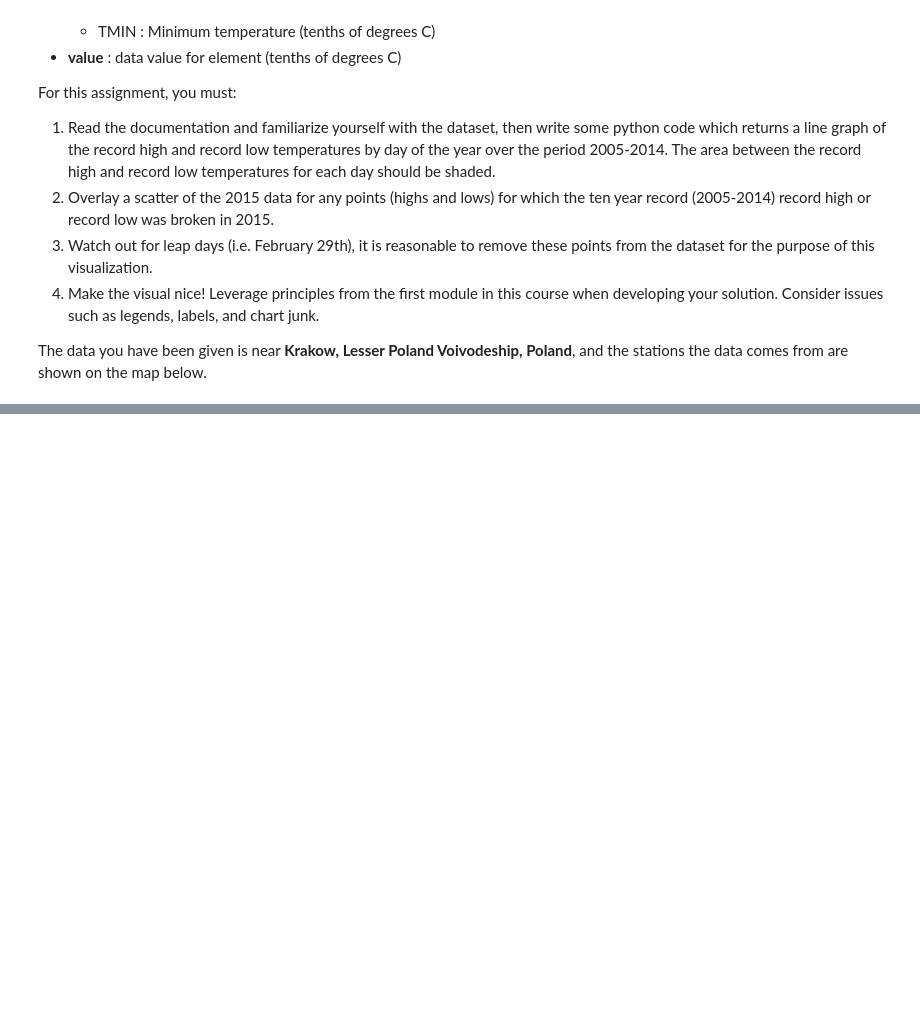
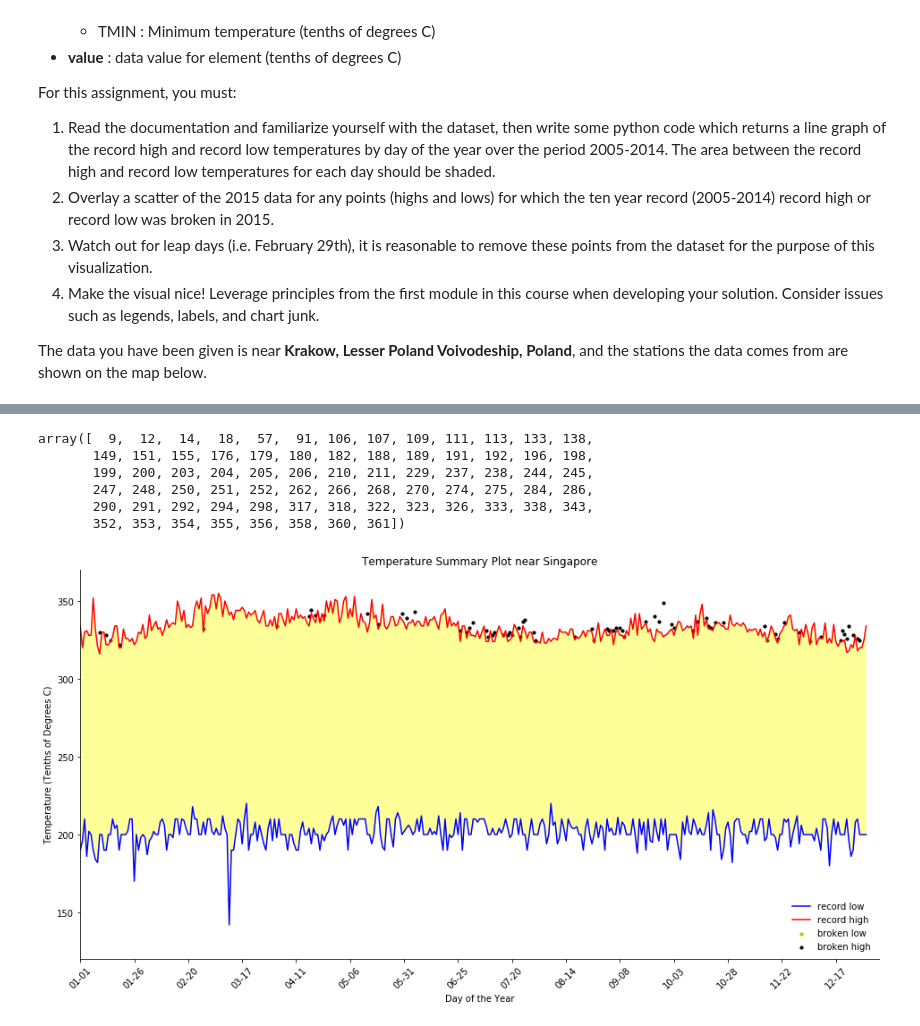
Before and after one commit to jm0077/Applied-Plotting-Charting-And-Data-Representation-in-Python, a Jupyter notebook: week2/Assignment2.ipynb, the cells around one changed output, grey strips where cells are left out. Cells and saved outputs as stored; diff of their text form; code cells hidden in the pictures; blank space fills up the shorter version.

```diff
--- a/week2/Assignment2.ipynb
+++ b/week2/Assignment2.ipynb
@@ -49,0 +65,7 @@ leaflet_plot_stations(50,'71be2270383ad4c9c76977a883a933a7c8c3bb514287df4152fb25
+# %%
+df['Year'], df['Month-Date'] = zip(*df['Date'].apply(lambda x: (x[:4], x[5:])))
+df = df[df['Month-Date'] != '02-29']
+# %%
+import numpy as np
+temp_min = df[(df['Element'] == 'TMIN') & (df['Year'] != '2015')].groupby('Month-Date').aggregate({'Data_Value':np.min})
+temp_max = df[(df['Element'] == 'TMAX') & (df['Year'] != '2015')].groupby('Month-Date').aggregate({'Data_Value':np.max})
@@ -49,0 +94,3 @@ leaflet_plot_stations(50,'71be2270383ad4c9c76977a883a933a7c8c3bb514287df4152fb25
+# %%
+temp_min_15 = df[(df['Element'] == 'TMIN') & (df['Year'] == '2015')].groupby('Month-Date').aggregate({'Data_Value':np.min})
+temp_max_15 = df[(df['Element'] == 'TMAX') & (df['Year'] == '2015')].groupby('Month-Date').aggregate({'Data_Value':np.max})
@@ -49,0 +119,30 @@ leaflet_plot_stations(50,'71be2270383ad4c9c76977a883a933a7c8c3bb514287df4152fb25
+# %%
+broken_min = np.where(temp_min_15['Data_Value'] < temp_min['Data_Value'])[0]
+broken_max = np.where(temp_max_15['Data_Value'] > temp_max['Data_Value'])[0]
+# %%
+broken_max
+# %% [output]
+array([  9,  12,  14,  18,  57,  91, 106, 107, 109, 111, 113, 133, 138,
+       149, 151, 155, 176, 179, 180, 182, 188, 189, 191, 192, 196, 198,
+       199, 200, 203, 204, 205, 206, 210, 211, 229, 237, 238, 244, 245,
+       247, 248, 250, 251, 252, 262, 266, 268, 270, 274, 275, 284, 286,
+       290, 291, 292, 294, 298, 317, 318, 322, 323, 326, 333, 338, 343,
+       352, 353, 354, 355, 356, 358, 360, 361])
+# %%
+plt.figure(figsize=(16,8))
+plt.plot(temp_min.values, 'b', label = 'record low')
+plt.plot(temp_max.values, 'r', label = 'record high')
+plt.scatter(broken_min, temp_min_15.iloc[broken_min], s = 10, c = 'y', label = 'broken low')
+plt.scatter(broken_max, temp_max_15.iloc[broken_max], s = 10, c = 'k', label = 'broken high')
+plt.gca().axis([0, 370, 120, 370])
+plt.xticks(range(0, len(temp_min), 25), temp_min.index[range(0, len(temp_min), 25)], rotation = '45')
+plt.xlabel('Day of the Year')
+plt.ylabel('Temperature (Tenths of Degrees C)')
+plt.title('Temperature Summary Plot near Singapore')
+plt.legend(loc = 4, frameon = False)
+plt.gca().fill_between(range(len(temp_min)), temp_min['Data_Value'], temp_max['Data_Value'], facecolor = 'yellow', alpha = 0.4)
+plt.gca().spines['top'].set_visible(False)
+plt.gca().spines['right'].set_visible(False)
+plt.show()
+# %% [output]
+[figure, added]
```
Also changed, not shown: parts of 5 cells of this notebook.
